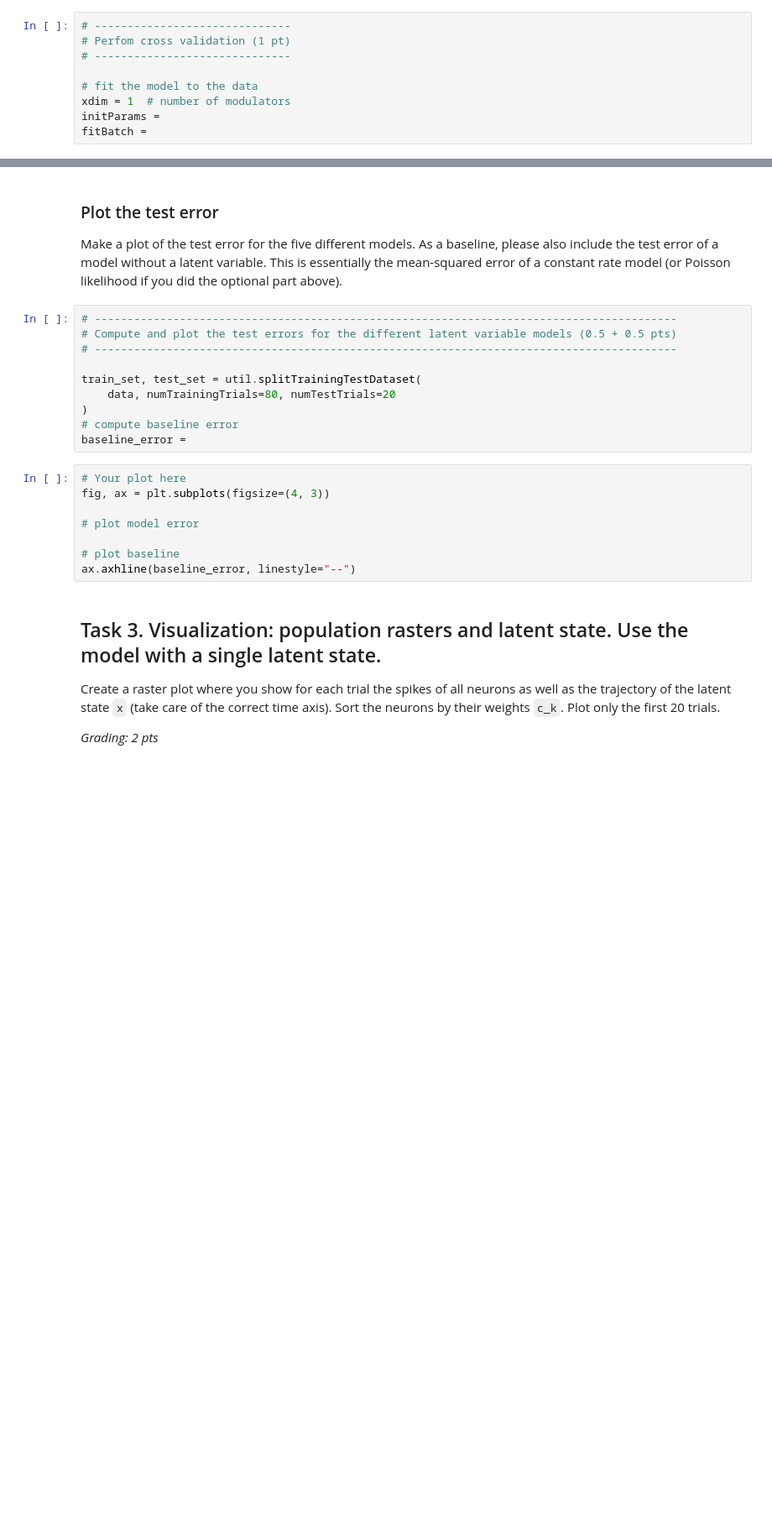
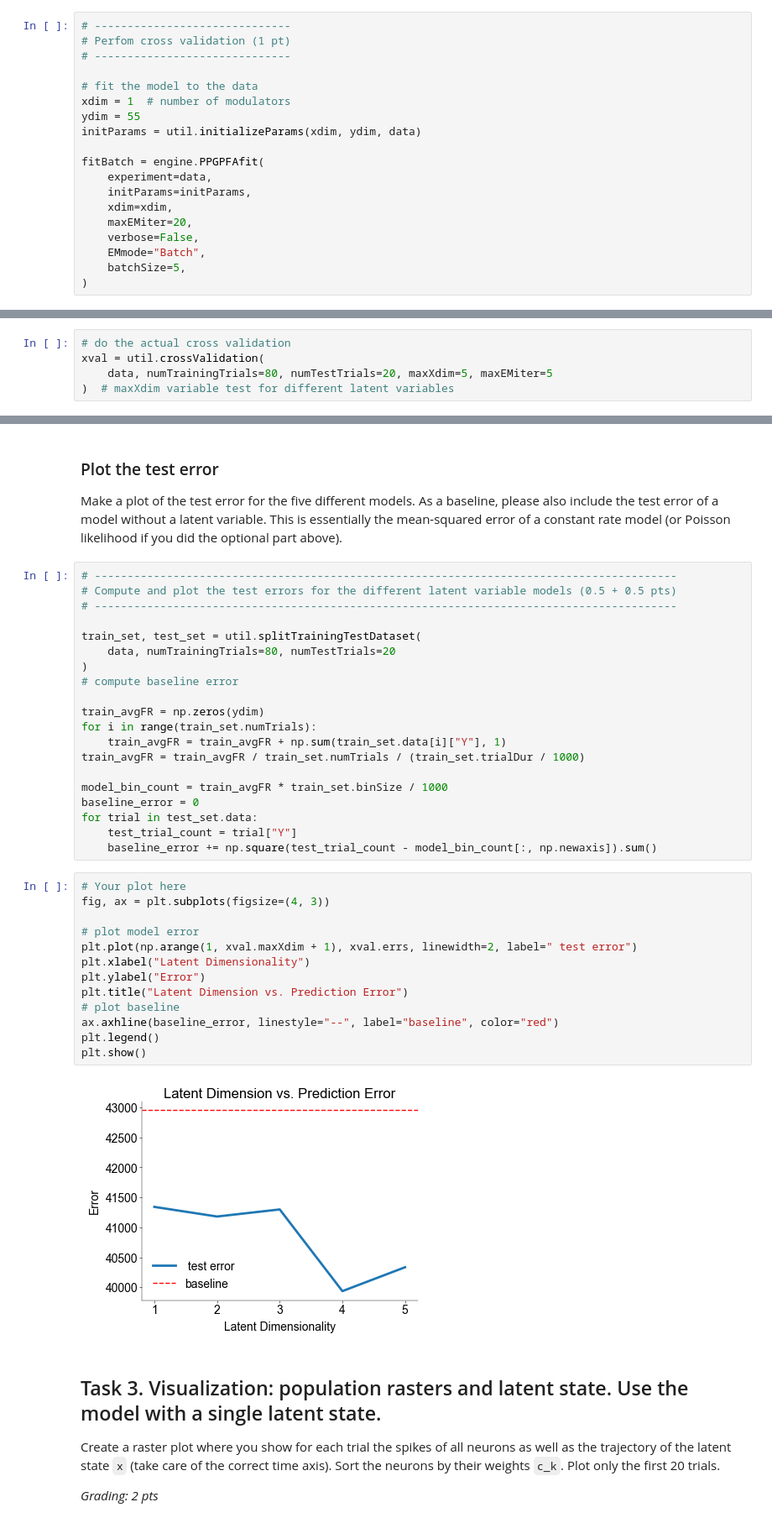
Before and after one commit to atimcenko/tu-neural-data-science, a Jupyter notebook: notebooks/CodingLab6_Nitin.ipynb, the cells around one changed output, grey strips where cells are left out. Shown at 84% size. Cells and saved outputs as stored; diff of their text form; blank space fills up the shorter version.

```diff
--- a/notebooks/CodingLab6_Nitin.ipynb
+++ b/notebooks/CodingLab6_Nitin.ipynb
@@ -352,5 +359,15 @@ $log(L) = l(\lambda_k; x_1, ..., x_N) = \ldots$
 
 # fit the model to the data
 xdim = 1  # number of modulators
-initParams =
-fitBatch =
+ydim = 55
+initParams = util.initializeParams(xdim, ydim, data)
+
+fitBatch = engine.PPGPFAfit(
+    experiment=data,
+    initParams=initParams,
+    xdim=xdim,
+    maxEMiter=20,
+    verbose=False,
+    EMmode="Batch",
+    batchSize=5,
+)
@@ -359,0 +384,5 @@ xval =
+# %%
+# do the actual cross validation
+xval = util.crossValidation(
+    data, numTrainingTrials=80, numTestTrials=20, maxXdim=5, maxEMiter=5
+)  # maxXdim variable test for different latent variables
@@ -370,15 +417,32 @@ train_set, test_set = util.splitTrainingTestDataset(
     data, numTrainingTrials=80, numTestTrials=20
 )
 # compute baseline error
-baseline_error =
+
+train_avgFR = np.zeros(ydim)
+for i in range(train_set.numTrials):
+    train_avgFR = train_avgFR + np.sum(train_set.data[i]["Y"], 1)
+train_avgFR = train_avgFR / train_set.numTrials / (train_set.trialDur / 1000)
+
+model_bin_count = train_avgFR * train_set.binSize / 1000
+baseline_error = 0
+for trial in test_set.data:
+    test_trial_count = trial["Y"]
+    baseline_error += np.square(test_trial_count - model_bin_count[:, np.newaxis]).sum()
 # %%
 # Your plot here
 fig, ax = plt.subplots(figsize=(4, 3))
 
 # plot model error
-
+plt.plot(np.arange(1, xval.maxXdim + 1), xval.errs, linewidth=2, label=" test error")
+plt.xlabel("Latent Dimensionality")
+plt.ylabel("Error")
+plt.title("Latent Dimension vs. Prediction Error")
 # plot baseline
-ax.axhline(baseline_error, linestyle="--")
+ax.axhline(baseline_error, linestyle="--", label="baseline", color="red")
+plt.legend()
+plt.show()
+# %% [output]
+[figure, added]
 # %% [markdown]
 ## Task 3. Visualization: population rasters and latent state. Use the model with a single latent state.
 
```
Also changed, not shown: parts of 19 cells of this notebook, 4 other files.
